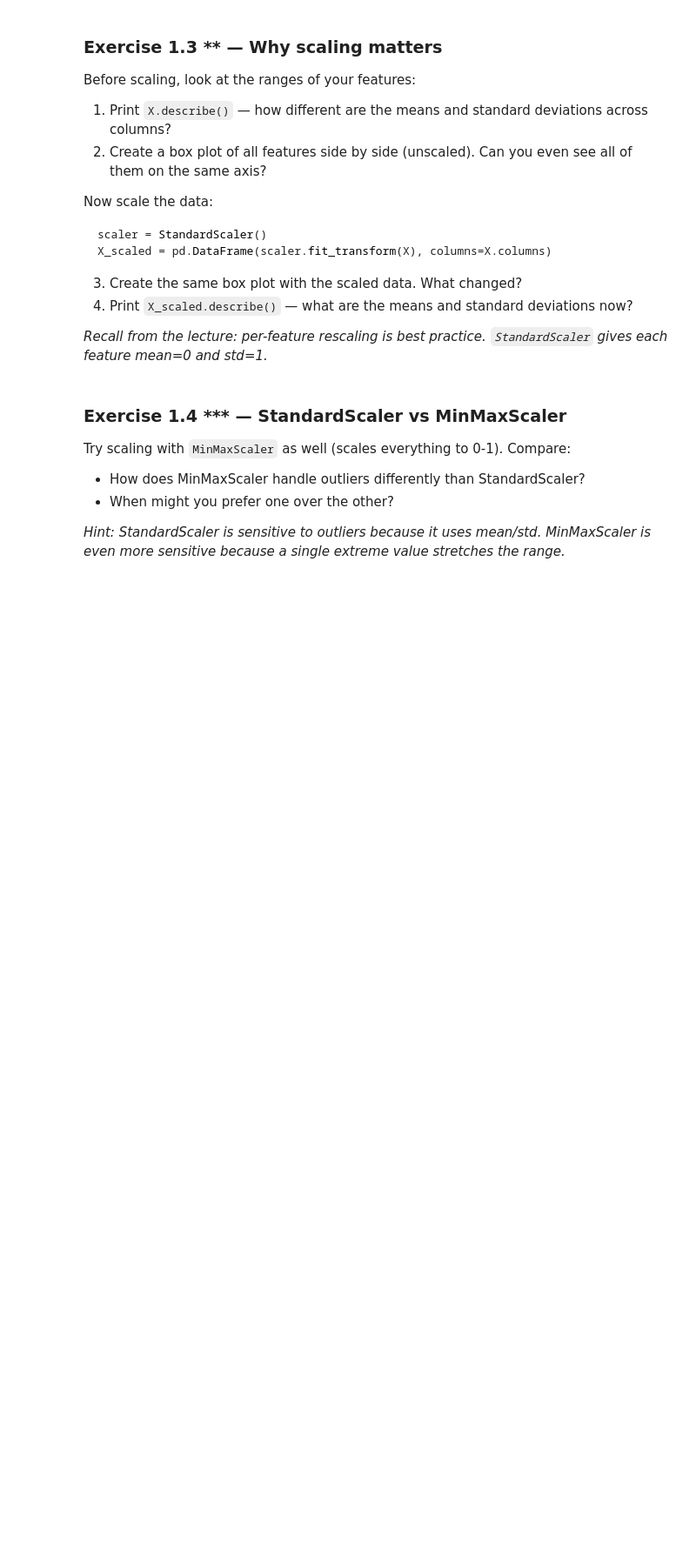
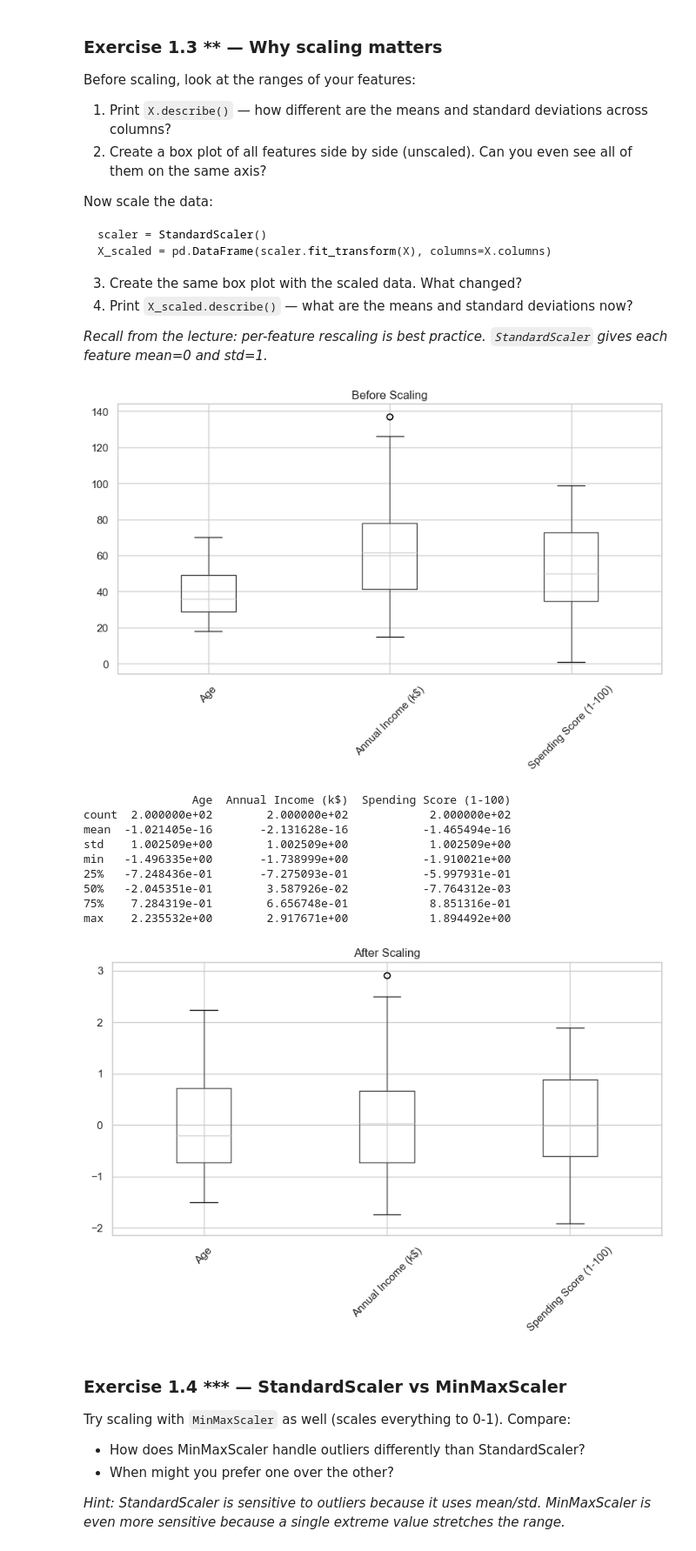
Before and after one commit to Oscar-Nilsson1/Workshop-UML, a Jupyter notebook: unsupervised_ml_workshop.ipynb, the cells around one changed output. Shown at 87% size. Drawn from its saved outputs; the diff is of its cells as text; code cells hidden in the pictures; blank space fills up the shorter version.

```diff
--- a/unsupervised_ml_workshop.ipynb
+++ b/unsupervised_ml_workshop.ipynb
@@ -96,0 +92,3 @@ Useful: `pd.read_csv()`, `.info()`, `.describe()`, `.isnull().sum()`
+# %%
+df = pd.read_csv("Mall_Customers.csv")
+df.head()
@@ -105,5 +110,6 @@ Think about:
 - If you have a "label" column (like species in penguins), set it aside — you can use it later to check if your clusters match reality.
 # %%
 # Your code here
-# feature_cols = ["col1", "col2", "col3"]
-# X = df[feature_cols].copy()
+feature_cols = ["Age", "Annual Income (k$)", "Spending Score (1-100)"]
+X = df[feature_cols].copy()
+X.head()
@@ -131,3 +142,30 @@ X_scaled = pd.DataFrame(scaler.fit_transform(X), columns=X.columns)
+# %%
+from sklearn.preprocessing import StandardScaler
+
+X.boxplot(rot=45)
+plt.title("Before Scaling")
+plt.show()
+
+scaler = StandardScaler()
+X_scaled = pd.DataFrame(scaler.fit_transform(X), columns=X.columns)
+
+print(X_scaled.describe())
+
+X_scaled.boxplot(rot=45)
+plt.title("After Scaling")
+plt.show()
+# %% [output]
+[figure, added]
+                Age  Annual Income (k$)  Spending Score (1-100)
+count  2.000000e+02        2.000000e+02            2.000000e+02
+mean  -1.021405e-16       -2.131628e-16           -1.465494e-16
+std    1.002509e+00        1.002509e+00            1.002509e+00
+min   -1.496335e+00       -1.738999e+00           -1.910021e+00
+25%   -7.248436e-01       -7.275093e-01           -5.997931e-01
+50%   -2.045351e-01        3.587926e-02           -7.764312e-03
+75%    7.284319e-01        6.656748e-01            8.851316e-01
+max    2.235532e+00        2.917671e+00            1.894492e+00
+[figure, added]
 # %% [markdown]
 ### Exercise 1.4 *** — StandardScaler vs MinMaxScaler
 
```
Also changed, not shown: parts of 7 cells of this notebook, 1 other file.
